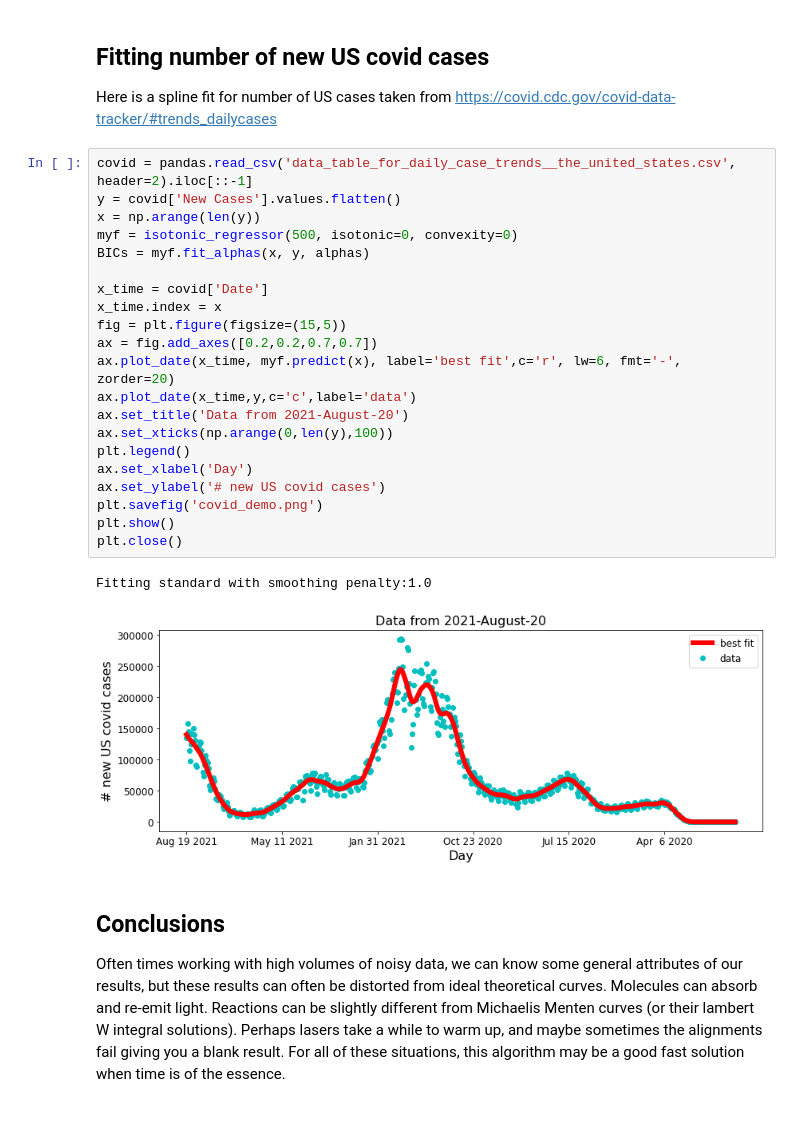
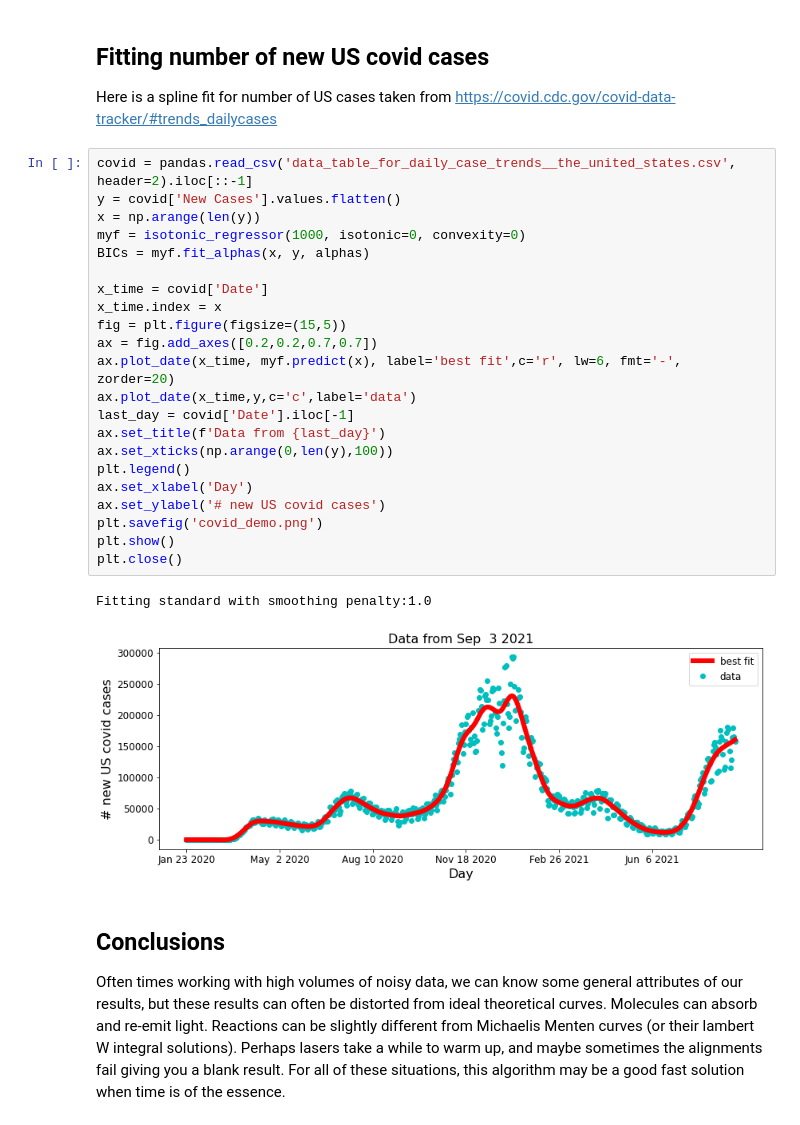
Before and after one commit to rhys-m-adams/Smooth-isotonic-convex-regressor, a Jupyter notebook: smooth_isotonic_regressor.ipynb, the cells around one changed output. Cells and saved outputs as stored; diff of their text form.

Commit message:
looking at covid details

```diff
--- a/smooth_isotonic_regressor.ipynb
+++ b/smooth_isotonic_regressor.ipynb
@@ -272,27 +272,28 @@ Here is a spline fit for number of US cases taken from https://covid.cdc.gov/cov
 # %%
 covid = pandas.read_csv('data_table_for_daily_case_trends__the_united_states.csv', header=2).iloc[::-1]
 y = covid['New Cases'].values.flatten()
 x = np.arange(len(y))
-myf = isotonic_regressor(500, isotonic=0, convexity=0)
+myf = isotonic_regressor(1000, isotonic=0, convexity=0)
 BICs = myf.fit_alphas(x, y, alphas)
 
 x_time = covid['Date']
 x_time.index = x
 fig = plt.figure(figsize=(15,5))
 ax = fig.add_axes([0.2,0.2,0.7,0.7])
 ax.plot_date(x_time, myf.predict(x), label='best fit',c='r', lw=6, fmt='-', zorder=20)
 ax.plot_date(x_time,y,c='c',label='data')
-ax.set_title('Data from 2021-August-20')
+last_day = covid['Date'].iloc[-1]
+ax.set_title(f'Data from {last_day}')
 ax.set_xticks(np.arange(0,len(y),100))
 plt.legend()
 ax.set_xlabel('Day')
 ax.set_ylabel('# new US covid cases')
 plt.savefig('covid_demo.png')
 plt.show()
 plt.close()
 # %% [output]
 Fitting standard with smoothing penalty:1.0
-[figure, old version]
+[figure, new version]
 # %% [markdown]
 ## Conclusions
 
```
Also changed, not shown: parts of 1 cell of this notebook, 2 other files.
